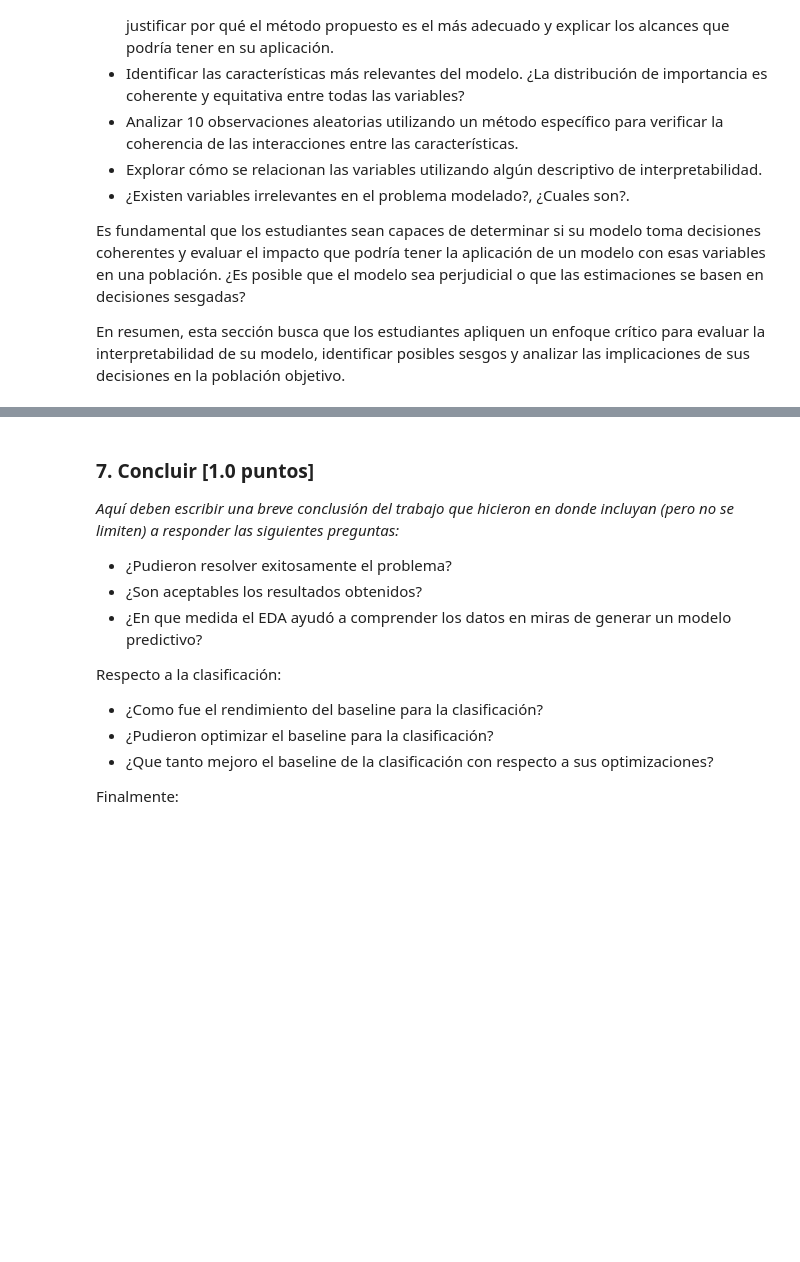
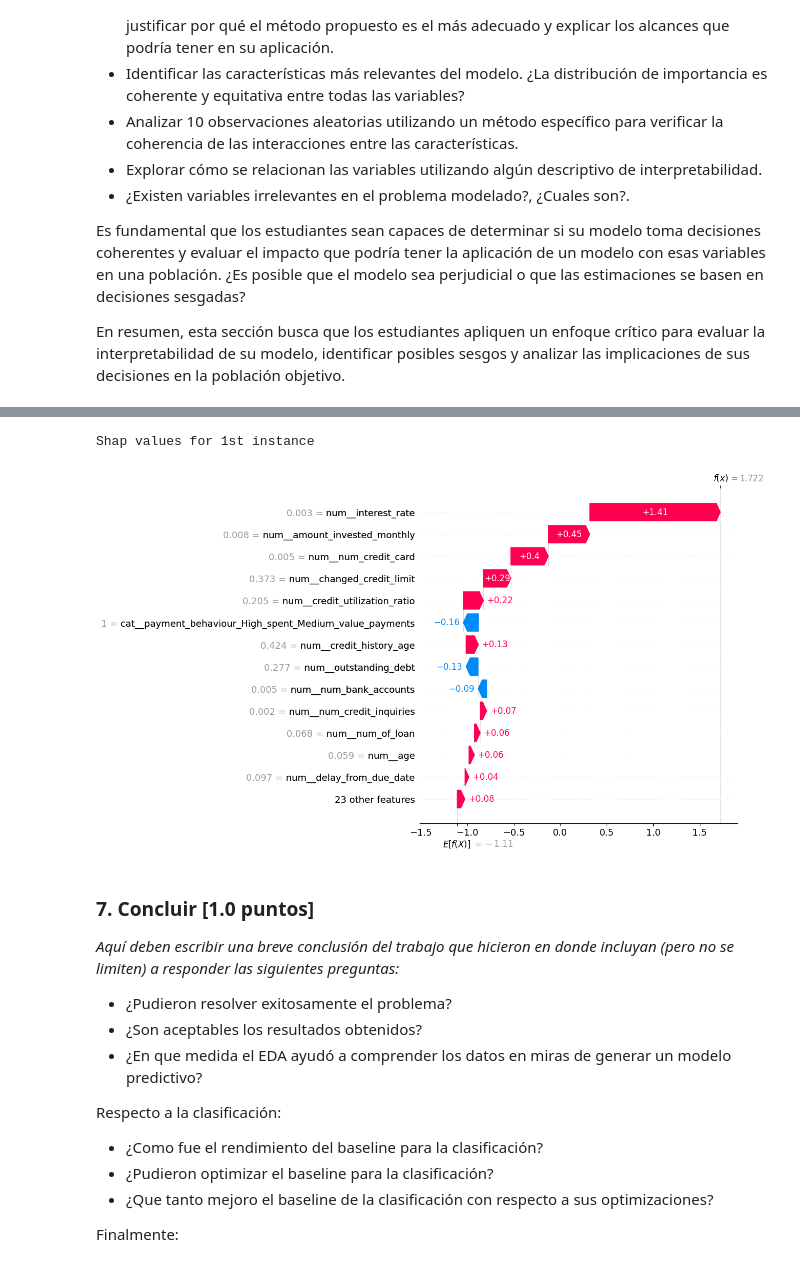
Before and after one commit to mvarasg/MDS7202-Lab-Programacion-Cientifica-MDS, a Jupyter notebook: proyecto2/Proyecto2_Respuestas.ipynb, the cells around one changed output, grey strips where cells are left out. Drawn from its saved outputs; the diff is of its cells as text; code cells hidden in the pictures; blank space fills up the shorter version.

```diff
--- a/proyecto2/Proyecto2_Respuestas.ipynb
+++ b/proyecto2/Proyecto2_Respuestas.ipynb
@@ -225,3 +422,18 @@ _En esta sección, se espera que los estudiantes demuestren su capacidad para ex
 Es fundamental que los estudiantes sean capaces de determinar si su modelo toma decisiones coherentes y evaluar el impacto que podría tener la aplicación de un modelo con esas variables en una población. ¿Es posible que el modelo sea perjudicial o que las estimaciones se basen en decisiones sesgadas?
 
 En resumen, esta sección busca que los estudiantes apliquen un enfoque crítico para evaluar la interpretabilidad de su modelo, identificar posibles sesgos y analizar las implicaciones de sus decisiones en la población objetivo.
+# %%
+import shap
+
+explainer = shap.TreeExplainer(baseline.named_steps['classifier'])
+
+baseline2 = Pipeline([
+    ('column_transformer', column_transformer),
+    ('SelectPercentile', SelectPercentile(score_func=f_classif, percentile=90)),
+    ])
+
+shap_fit = baseline2.fit_transform(X_train,y_train)
+shap_df = pd.DataFrame(shap_fit, columns = baseline2.get_feature_names_out())
+shap_values = explainer(shap_df)
+
+shap_values
@@ -228,3 +459,12 @@ En resumen, esta sección busca que los estudiantes apliquen un enfoque crítico
+# %%
+idx= 1
+
+print('Shap values for 1st instance')
+shap.plots.waterfall(shap_values[idx,:],
+                     max_display=14)
+# %% [output]
+Shap values for 1st instance
+[figure, added]
 # %% [markdown]
 ### 7. Concluir [1.0 puntos]
 
```
Also changed, not shown: parts of 10 cells of this notebook.
